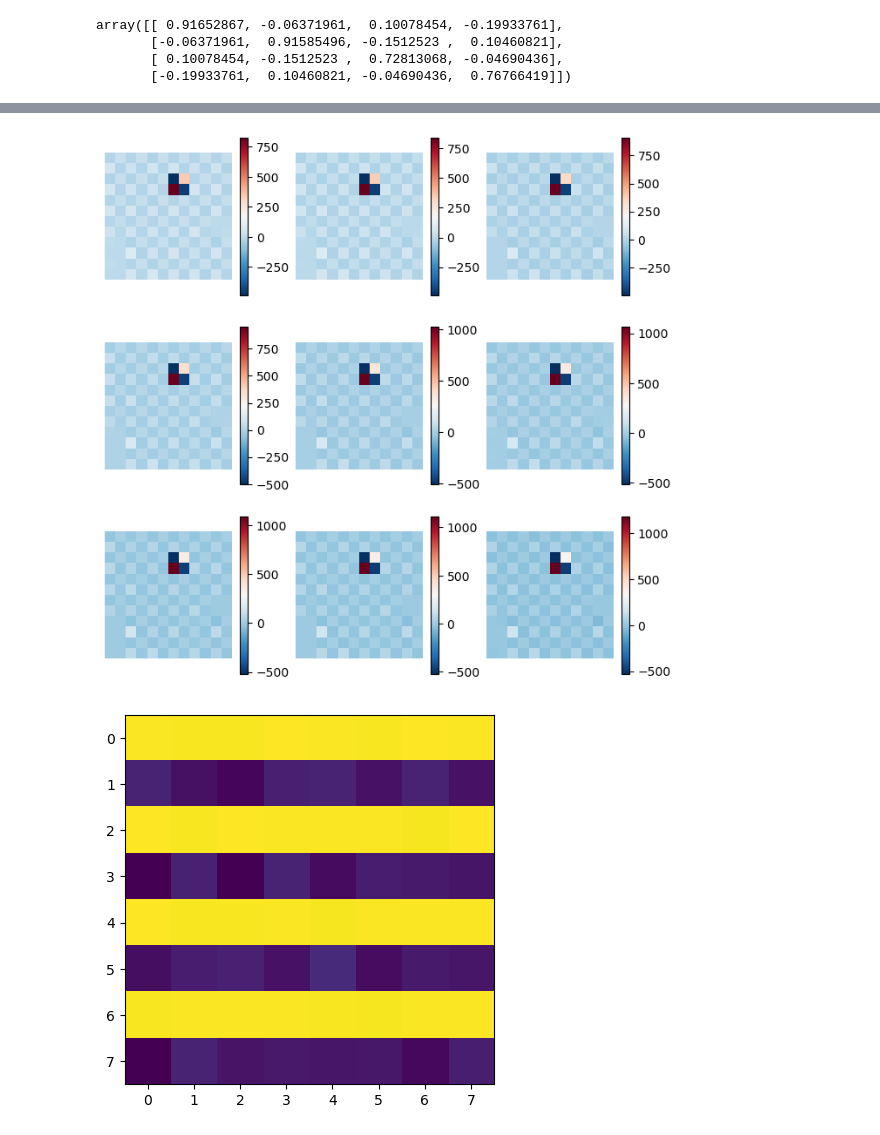
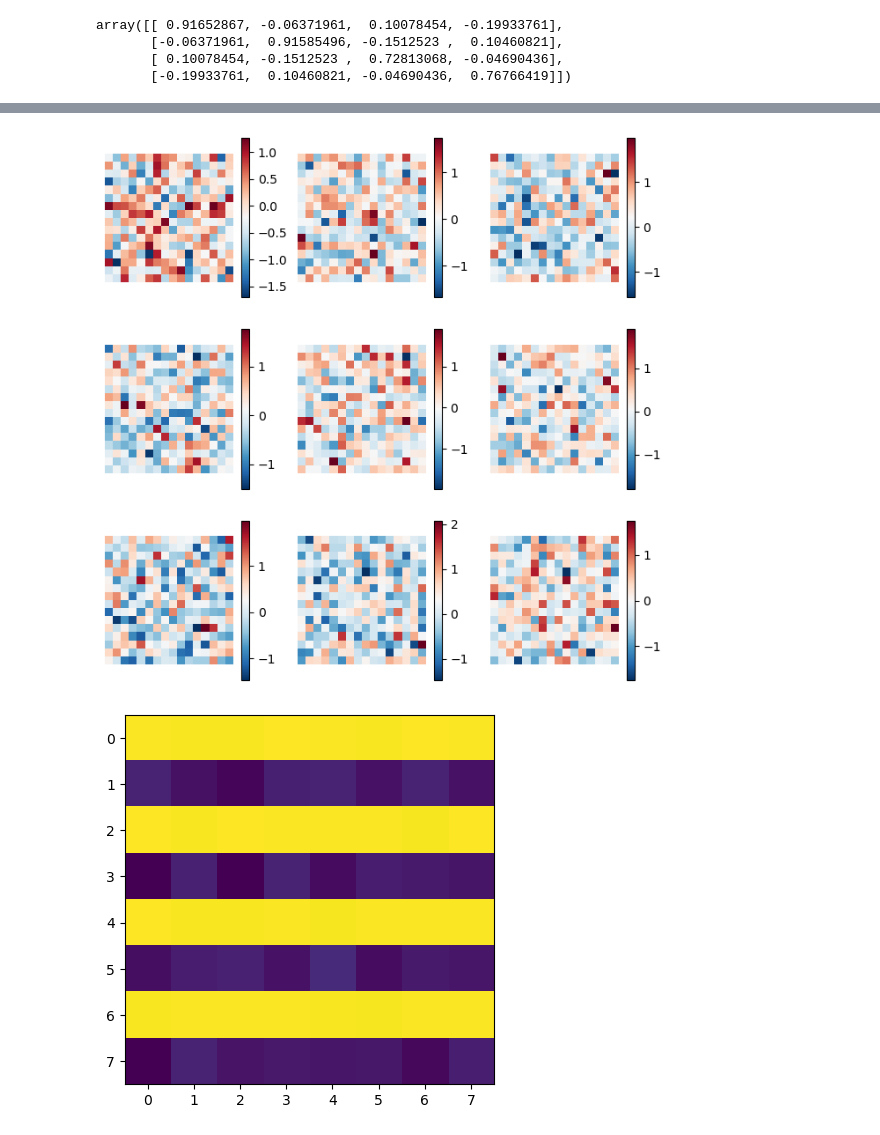
Before and after one commit to Animadversio/DiffusionAttnConsistency, a Jupyter notebook: notebooks/pyro_energy_sampling.ipynb, the cells around one changed output, grey strips where cells are left out. Saved outputs shown, nothing was run; the diff lists cells and outputs as text; code cells hidden in the pictures.

```diff
--- a/notebooks/pyro_energy_sampling.ipynb
+++ b/notebooks/pyro_energy_sampling.ipynb
@@ -132,7 +260,7 @@ plt.show()
 # %% [output]
 [figure]
 # %%
-T, d = 16, 9a
+T, d = 16, 9
 W = - torch.eye(d) / np.sqrt(d)
 
 def model():
@@ -183,11 +311,11 @@ plt.show()
 [figure]
 # %%
 T, d = 16, 4
-W = - torch.eye(d) / 1.4
+W = torch.eye(d) / 2
 
 def model():
     # prior (only needed to give x some shape; you can use an uninformative Normal)
-    x = pyro.sample("x", dist.Normal(0,1).expand([T, d]).to_event(2))
+    x = pyro.sample("x", dist.Normal(0,0.8).expand([T, d]).to_event(2))
     # plug in your energy as a log-factor x.pow(2).sum() +
     E = torch.logsumexp(x @ W @ x.T, dim=-1).sum()
     pyro.factor("ebm_energy", -E)
@@ -203,5 +331,6 @@ plt.subplots(3,3, figsize=(8,8))
 for i in range(9):
     plt.subplot(3,3,i+1)
     plt.imshow(imgs[10*i].cpu().numpy())
+    plt.colorbar()
 plt.show()
 # %% [output]
@@ -294,39 +412,39 @@ sns.heatmap(score.exp(), annot=True, cmap="RdBu_r", fmt=".2f")
 plt.colorbar()
 score.exp().sum(dim=-1)
 # %%
-T, d = 36, 4
+T, d = 64, 4
 HW = int(math.sqrt(T))
 hw = int(math.sqrt(d))
-W = 0.44 * torch.eye(d)
+W = - torch.eye(d) / np.sqrt(d)
 xx, yy = np.meshgrid(np.arange(HW), np.arange(HW))
 pnts = np.stack([xx.flatten(), yy.flatten()], axis=0)
 pnts = torch.from_numpy(pnts).float()
 dist_pnts = torch.cdist(pnts.T,pnts.T)
-dist_mask = torch.where(dist_pnts <= 2, torch.zeros_like(dist_pnts), -100*torch.ones_like(dist_pnts))
+dist_mask = torch.where(dist_pnts <= 3, torch.zeros_like(dist_pnts), -1000*torch.ones_like(dist_pnts))
 def model():
     # prior (only needed to give x some shape; you can use an uninformative Normal)
-    x = pyro.sample("x", dist.Normal(0,0.8).expand([T, d]).to_event(2))
+    x = pyro.sample("x", dist.Normal(0,0.6).expand([T, d]).to_event(2))
     # plug in your energy as a log-factor x.pow(2).sum() +
-    E = - torch.logsumexp(x @ W @ x.T + dist_mask, dim=-1).sum()
-    pyro.factor("ebm_energy", -E)
+    E = torch.logsumexp(x @ W @ x.T + dist_mask, dim=-1).sum()
+    pyro.factor("ebm_energy", E)
 
 # choose HMC or NUTS kernel
 kernel = NUTS(model,  )
 mcmc = MCMC(kernel, num_samples=200, warmup_steps=200)
 mcmc.run()
 
 samples = mcmc.get_samples()["x"]   # shape (500, T, d)
 imgs = einops.rearrange(samples, "B (H1 W1) (h w) -> B (H1 h) (W1 w)",
                         H1=HW, W1=HW, h=hw, w=hw)
 plt.subplots(3, 3, figsize=(8,8))
 for i in range(9):
     plt.subplot(3, 3, i+1)
     plt.imshow(imgs[10*i].cpu().numpy(), cmap="RdBu_r")
     plt.axis("off")
     plt.colorbar()
 plt.show()
 # %% [output]
-[figure, old version]
+[figure, new version]
 # %%
 T, d = 16, 4
 
```
Also changed, not shown: parts of 12 cells of this notebook, 1 other file.
